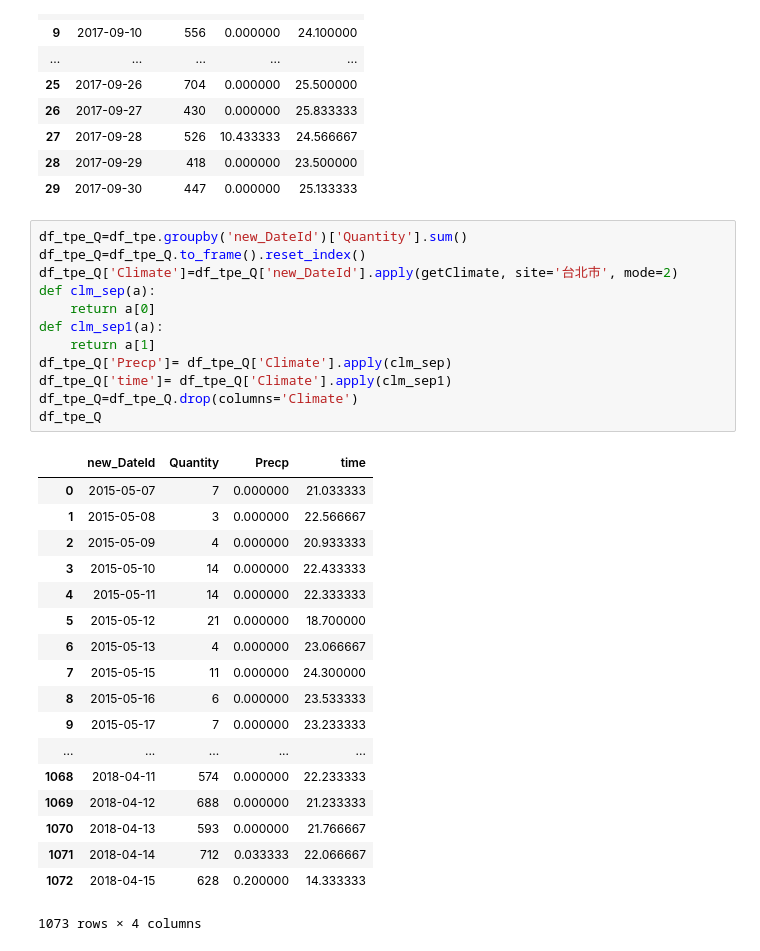
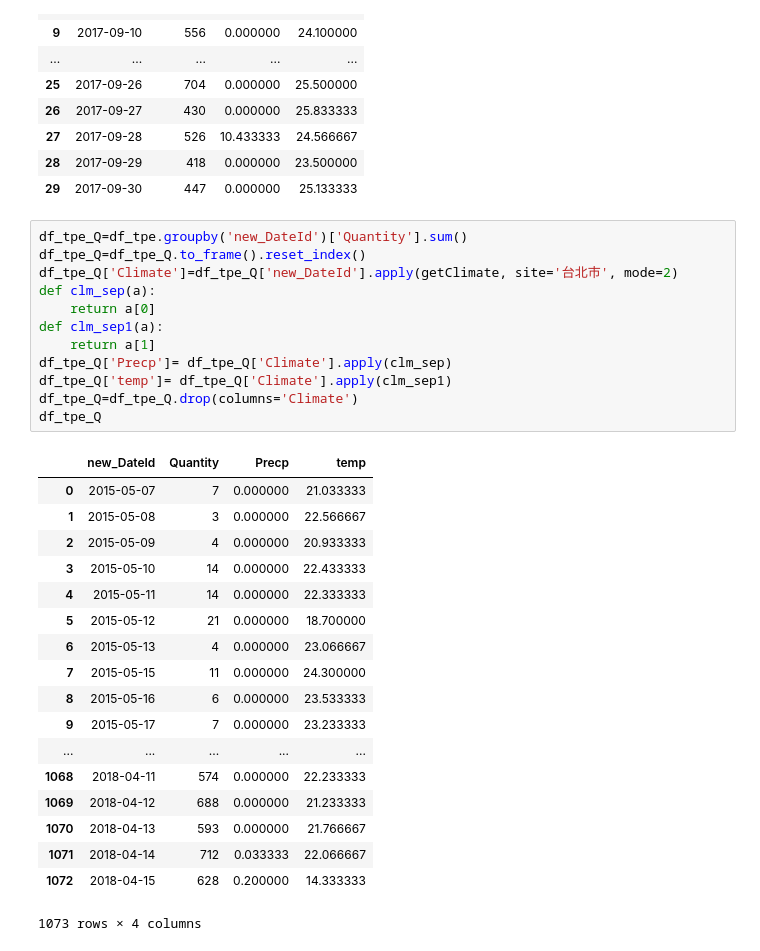
Before and after one commit to YangChunKai/NTUCSX2018, a Jupyter notebook: week2/Orders_Climate.ipynb, the cells around one changed output. Drawn from its saved outputs; the diff is of its cells as text.

```diff
--- a/week2/Orders_Climate.ipynb
+++ b/week2/Orders_Climate.ipynb
@@ -431,17 +431,17 @@ df_tpe_sep_Q
 # %%
 df_tpe_Q=df_tpe.groupby('new_DateId')['Quantity'].sum()
 df_tpe_Q=df_tpe_Q.to_frame().reset_index()
 df_tpe_Q['Climate']=df_tpe_Q['new_DateId'].apply(getClimate, site='台北市', mode=2)
 def clm_sep(a):
     return a[0]
 def clm_sep1(a):
     return a[1]
 df_tpe_Q['Precp']= df_tpe_Q['Climate'].apply(clm_sep)
-df_tpe_Q['time']= df_tpe_Q['Climate'].apply(clm_sep1)
+df_tpe_Q['temp']= df_tpe_Q['Climate'].apply(clm_sep1)
 df_tpe_Q=df_tpe_Q.drop(columns='Climate')
 df_tpe_Q
 # %% [output]
-|  | new_DateId | Quantity | Precp | time |
+|  | new_DateId | Quantity | Precp | temp |
 | 0 | 2015-05-07 | 7 | 0.000000 | 21.033333 |
 | 1 | 2015-05-08 | 3 | 0.000000 | 22.566667 |
 | 2 | 2015-05-09 | 4 | 0.000000 | 20.933333 |
```
Also changed, not shown: parts of 5 cells of this notebook.
